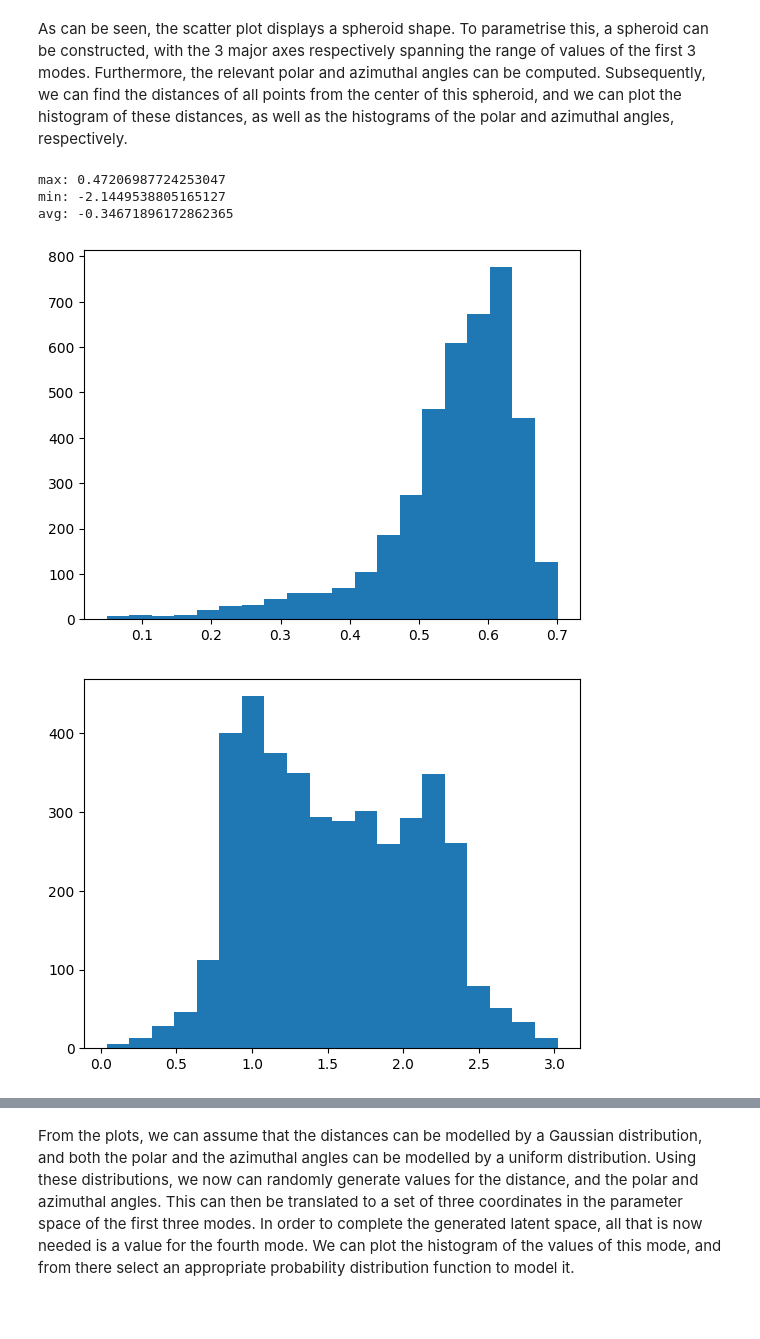
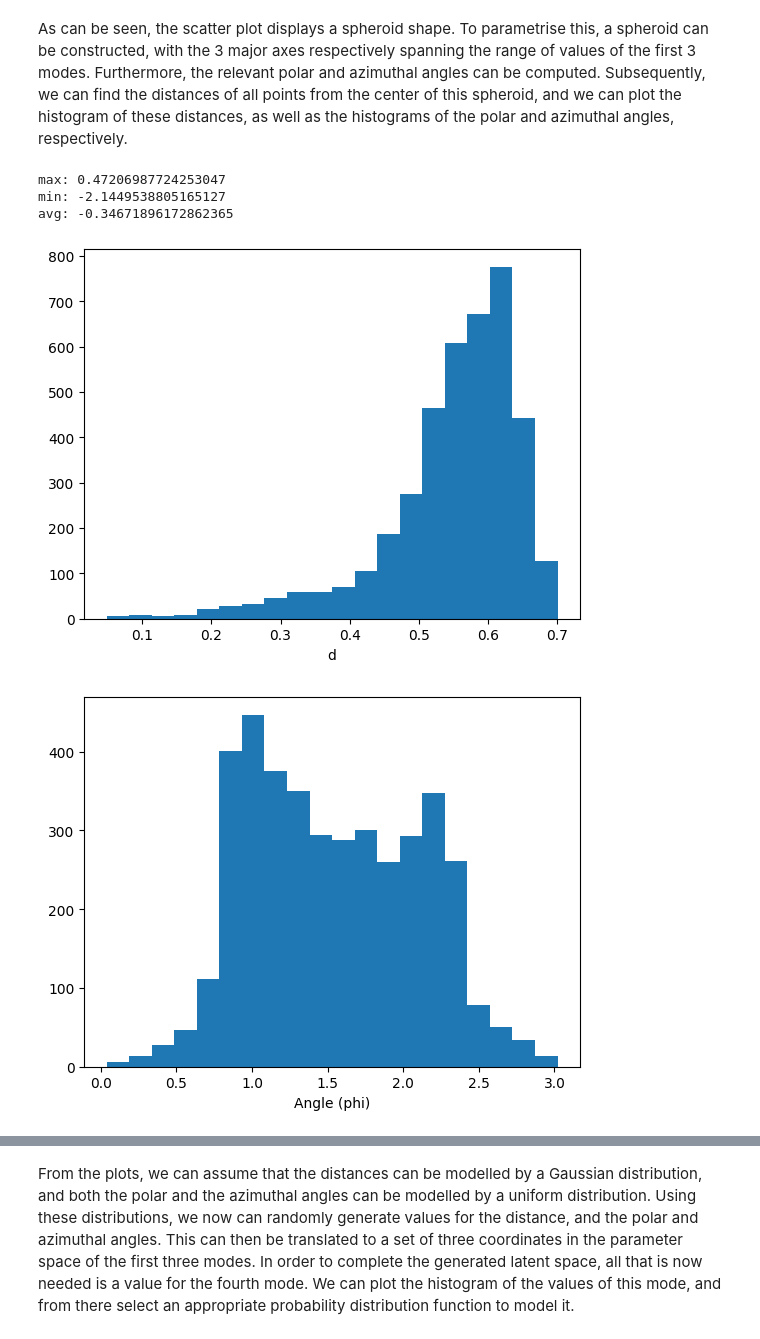
Before and after one commit to POTN1K/CompressionFlowAE, a Jupyter notebook: Artificial_Flow_Generation.ipynb, the cells around one changed output, grey strips where cells are left out. Saved outputs shown, nothing was run; the diff lists cells and outputs as text; code cells hidden in the pictures; blank space fills up the shorter version.

```diff
--- a/Artificial_Flow_Generation.ipynb
+++ b/Artificial_Flow_Generation.ipynb
@@ -50,33 +50,33 @@ As can be seen, the scatter plot displays a spheroid shape. To parametrise this,
 # %%
 # calculate center of cluster in order to transform into spherical coords
 center = (stats(mode1)[0], stats(mode2)[0], stats(mode3)[0])
 
 
 # calculate divergence statistics of original frames in order to compare with the artificially generated ones
 max_div, min_div, reference_divergence = AE.verification(u_all)
 
 
 # spherical coordinates transformation
 d = np.sqrt((mode1 - center[0])**2 + (mode2 - center[1])**2 + (mode3 - center[2])**2)[0, 0, :]
 phi = np.arctan2(np.sqrt(mode1 ** 2 + mode2 ** 2), mode3)[0, 0, :]
 theta = np.arctan2(mode1, mode2)[0, 0, :]
 
 # calculate statistics for the distance, needed because gaussian function will be used to approximate its distribution
 mu = np.mean(d)
 sigma = np.std(d)
 
 plt.hist(d, 20)
 plt.xlabel('d')
 plt.show()
 plt.hist(phi, 20)
-plt.xlabel('Angle phi')
+plt.xlabel('Angle (phi)')
 plt.show()
 plt.hist(theta, 20)
-plt.xlabel('theta')
+plt.xlabel('Azimuthal angle (theta)')
 plt.show()
 # %% [output]
 max: 0.47206987724253047
 min: -2.1449538805165127
 avg: -0.34671896172862365
-[figure, old version]
+[figure, new version]
-[figure, old version]
+[figure, new version]
```
Also changed, not shown: parts of 5 cells of this notebook.
